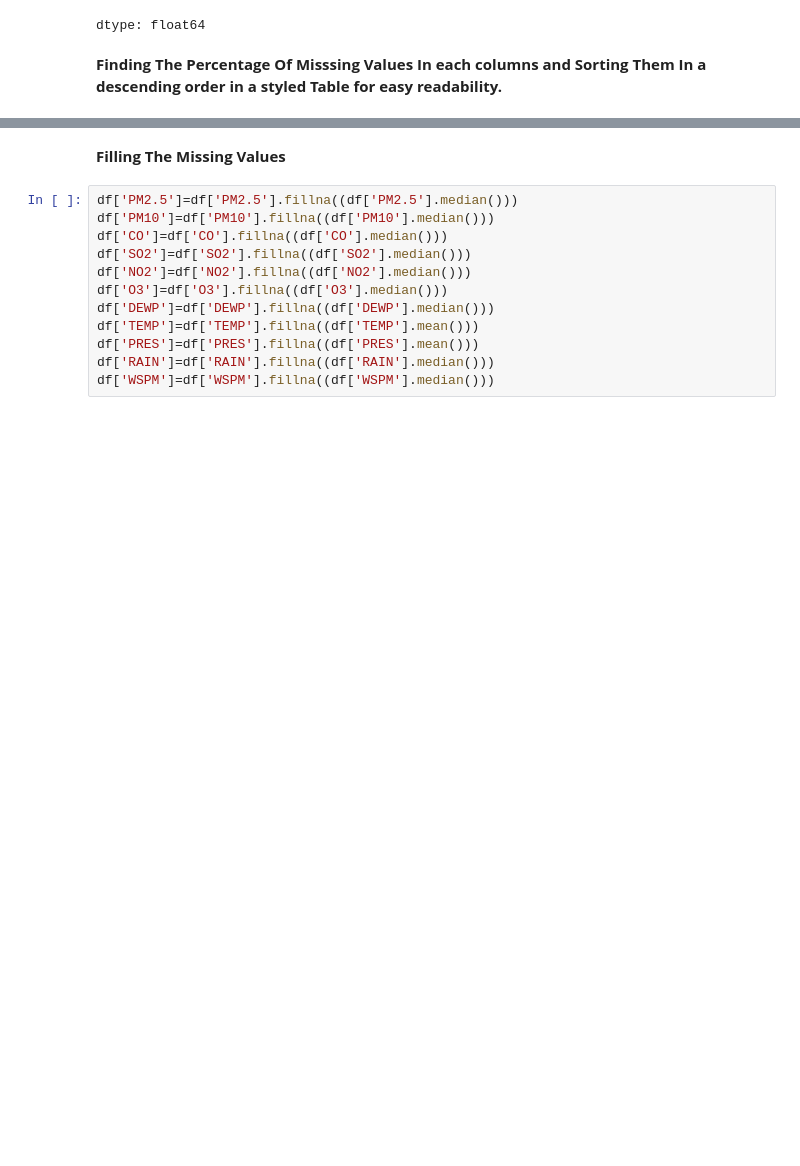
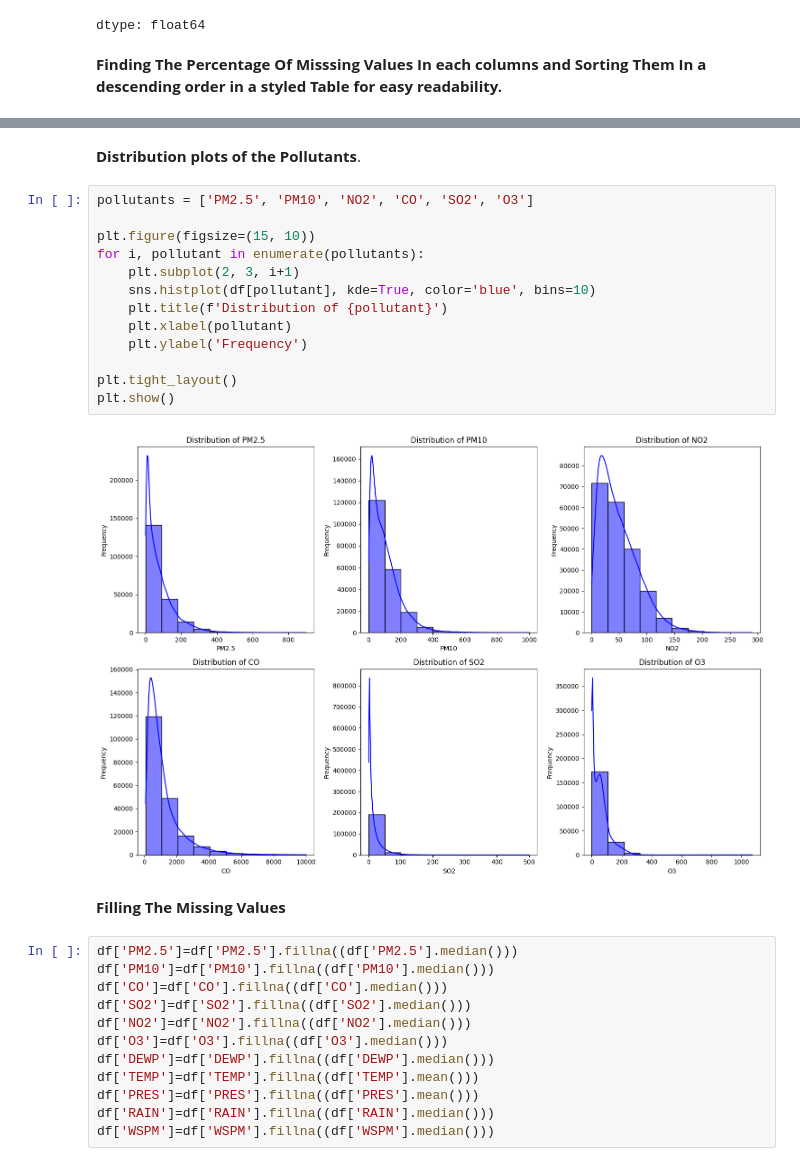
Before and after one commit to SUNDAYTITILAYO/CMP700ACCESSMENT, a Jupyter notebook: ACCESSMENT_PROGRESS.ipynb, the cells around one changed output, grey strips where cells are left out. Saved outputs shown, nothing was run; the diff lists cells and outputs as text; blank space fills up the shorter version.

Commit message:
Added distribution plots.

```diff
--- a/ACCESSMENT_PROGRESS.ipynb
+++ b/ACCESSMENT_PROGRESS.ipynb
@@ -202,3 +209,20 @@ dtype: float64
+# %% [markdown]
+**Distribution plots of the Pollutants**.
+# %%
+pollutants = ['PM2.5', 'PM10', 'NO2', 'CO', 'SO2', 'O3']
+
+plt.figure(figsize=(15, 10))
+for i, pollutant in enumerate(pollutants):
+    plt.subplot(2, 3, i+1)
+    sns.histplot(df[pollutant], kde=True, color='blue', bins=10)
+    plt.title(f'Distribution of {pollutant}')
+    plt.xlabel(pollutant)
+    plt.ylabel('Frequency')
+
+plt.tight_layout()
+plt.show()
+# %% [output]
+[figure, added]
 # %% [markdown]
 **Filling The Missing Values**
 # %%
```
Also changed, not shown: parts of 31 cells of this notebook.
